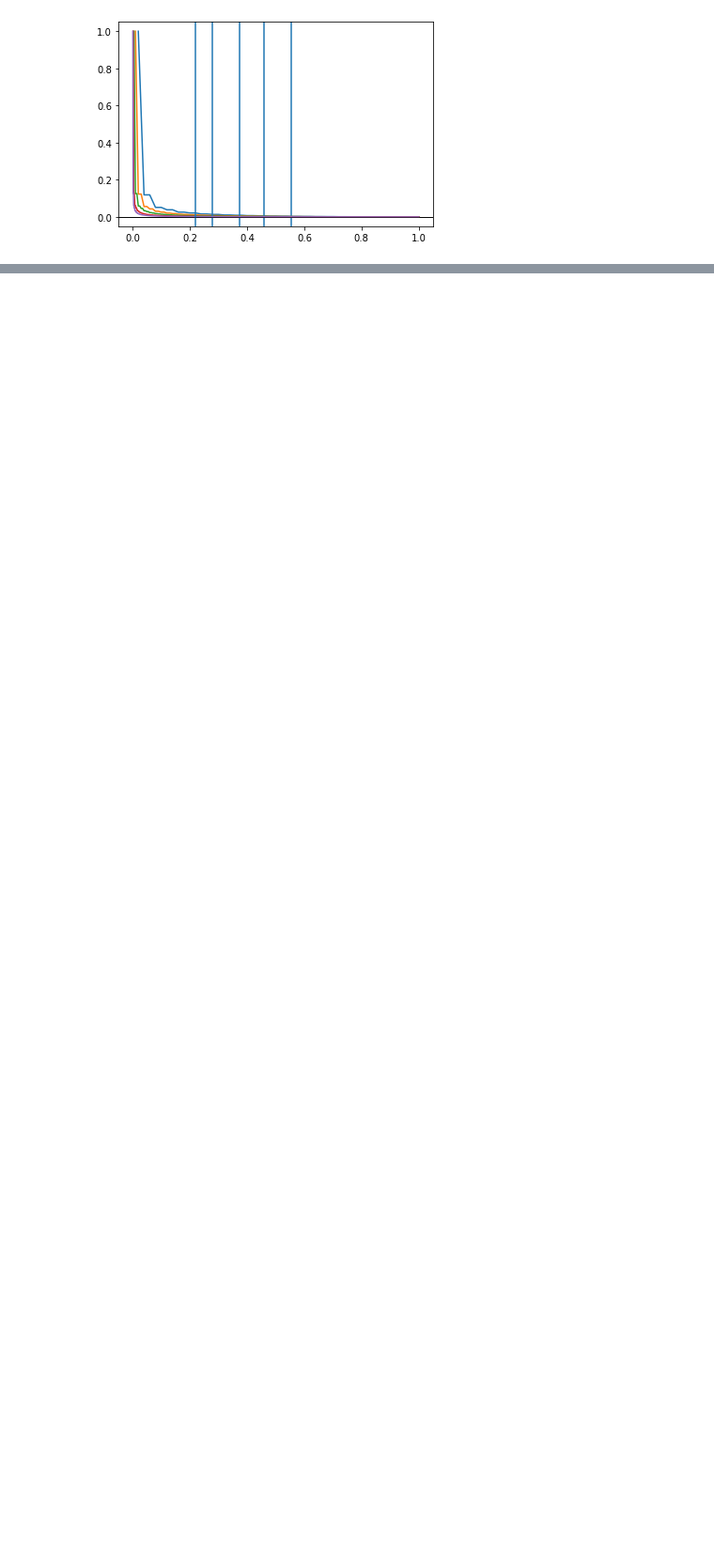
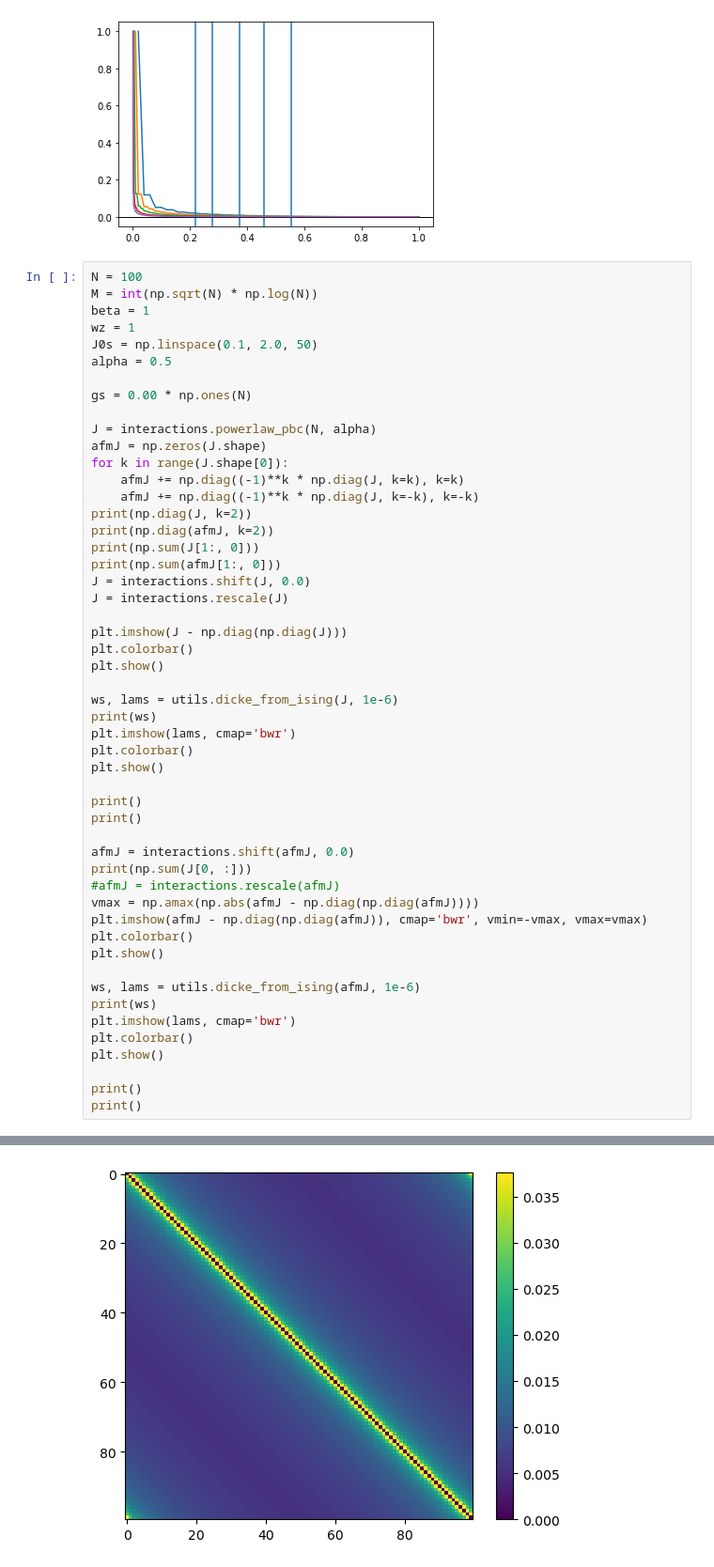
Before and after one commit to chuan97/long-range-ising, a Jupyter notebook: test.ipynb, the cells around one changed output, grey strips where cells are left out. Shown at 94% size. Drawn from its saved outputs; the diff is of its cells as text; blank space fills up the shorter version.

```diff
--- a/test.ipynb
+++ b/test.ipynb
@@ -195,3 +196,55 @@ for N in Ns:
 plt.show()
 # %% [output]
 [figure]
+# %%
+N = 100
+M = int(np.sqrt(N) * np.log(N))
+beta = 1
+wz = 1
+J0s = np.linspace(0.1, 2.0, 50)
+alpha = 0.5
+
+gs = 0.00 * np.ones(N)
+
+J = interactions.powerlaw_pbc(N, alpha)
+afmJ = np.zeros(J.shape)
+for k in range(J.shape[0]):
+    afmJ += np.diag((-1)**k * np.diag(J, k=k), k=k)
+    afmJ += np.diag((-1)**k * np.diag(J, k=-k), k=-k)
+print(np.diag(J, k=2))
+print(np.diag(afmJ, k=2))
+print(np.sum(J[1:, 0]))
+print(np.sum(afmJ[1:, 0]))
+J = interactions.shift(J, 0.0)
+J = interactions.rescale(J)
+
+plt.imshow(J - np.diag(np.diag(J)))
+plt.colorbar()
+plt.show()
+
+ws, lams = utils.dicke_from_ising(J, 1e-6)
+print(ws)
+plt.imshow(lams, cmap='bwr')
+plt.colorbar()
+plt.show()
+
+print()
+print()
+
+afmJ = interactions.shift(afmJ, 0.0)
+print(np.sum(J[0, :]))
+#afmJ = interactions.rescale(afmJ)
+vmax = np.amax(np.abs(afmJ - np.diag(np.diag(afmJ))))
+plt.imshow(afmJ - np.diag(np.diag(afmJ)), cmap='bwr', vmin=-vmax, vmax=vmax)
+plt.colorbar()
+plt.show()
+
+ws, lams = utils.dicke_from_ising(afmJ, 1e-6)
+print(ws)
+plt.imshow(lams, cmap='bwr')
+plt.colorbar()
+plt.show()
+
+print()
+print()
+# %% [output]
@@ -197,0 +268 @@ plt.show()
+[figure, added]
```
Also changed, not shown: parts of 2 cells of this notebook, 5 other files.
